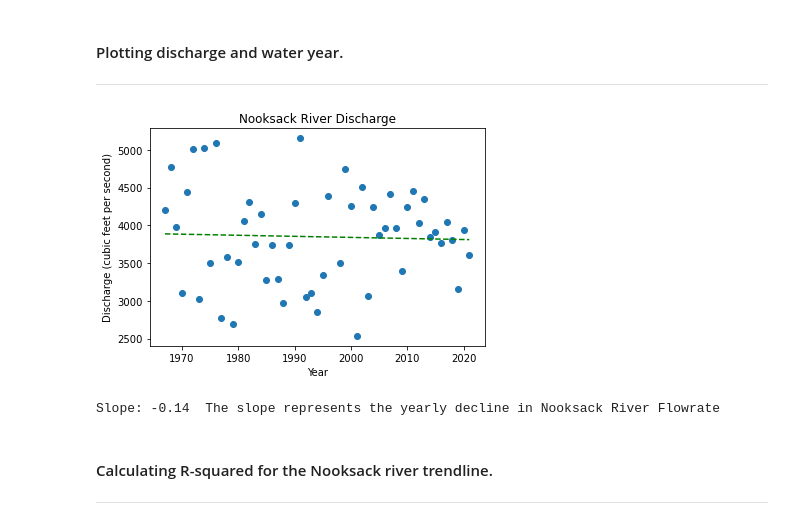
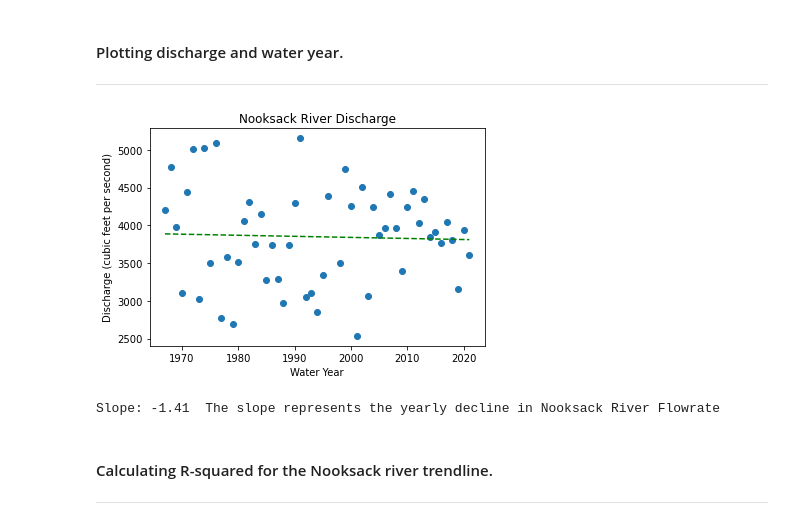
Before and after one commit to jrtomer/Python_Project, a Jupyter notebook: Finalproject.ipynb, the cells around one changed output. Saved outputs shown, nothing was run; the diff lists cells and outputs as text; code cells hidden in the pictures.

```diff
--- a/Finalproject.ipynb
+++ b/Finalproject.ipynb
@@ -179,17 +179,17 @@ plt.show()
 # %%
 m1, b1 = np.polyfit(x, y, 1)
 
 plt.scatter(x, y)
 plt.plot(x, m1*x + b1, color = 'g', linestyle='--')
 plt.title('Nooksack River Discharge')
-plt.xlabel('Year')
+plt.xlabel('Water Year')
 plt.ylabel('Discharge (cubic feet per second)')
 plt.show()
 
-print("Slope: %3.2f" %(m),' The slope represents the yearly decline in Nooksack River Flowrate ')
+print("Slope: %3.2f" %(m1),' The slope represents the yearly decline in Nooksack River Flowrate ')
 # %% [output]
-[figure, old version]
+[figure, new version]
-Slope: -0.14  The slope represents the yearly decline in Nooksack River Flowrate
+Slope: -1.41  The slope represents the yearly decline in Nooksack River Flowrate
 # %% [markdown]
 #### Calculating R-squared for the Nooksack river trendline.
 
```
Also changed, not shown: parts of 1 cell of this notebook.
